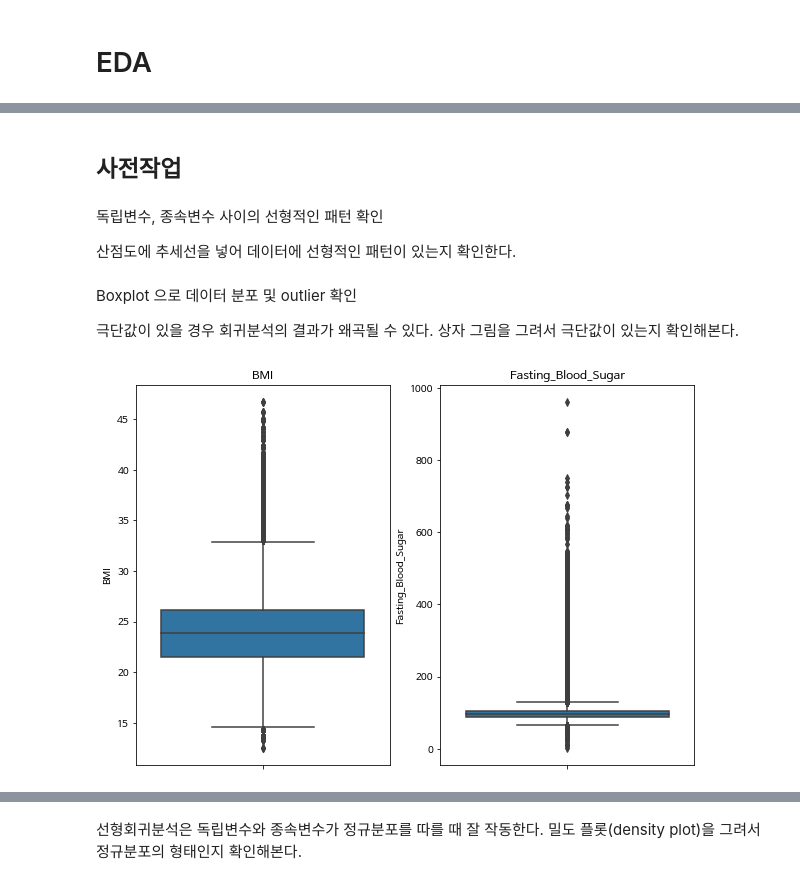
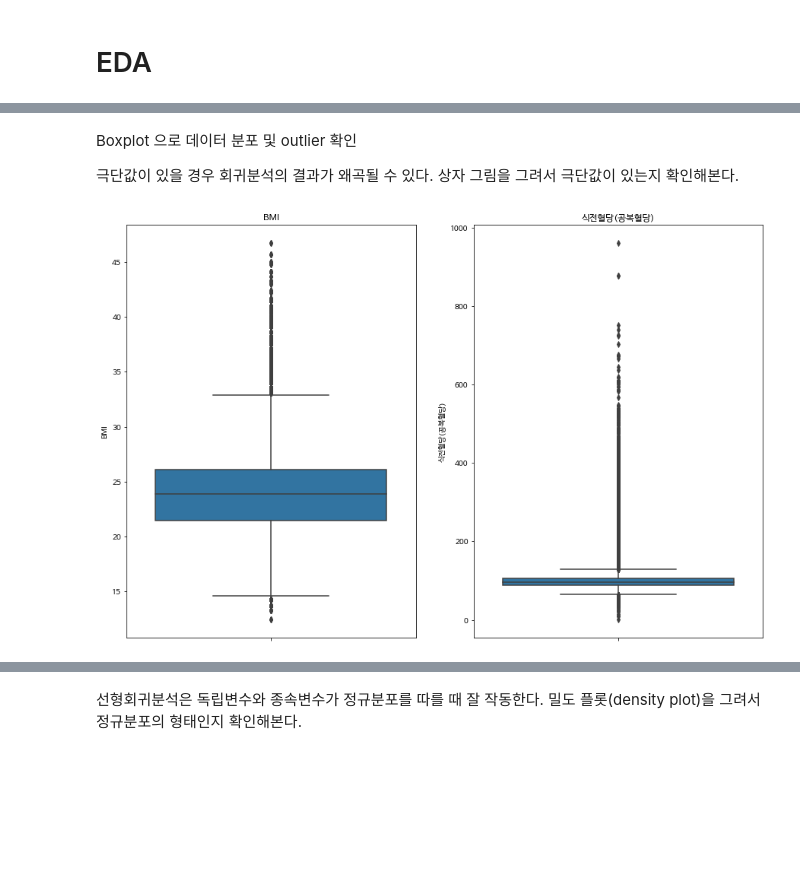
Before and after one commit to serener91/Diabetes_Regression_Analysis, a Jupyter notebook: Diabetes_Reg_Anal.ipynb, the cells around one changed output, grey strips where cells are left out. Saved outputs shown, nothing was run; the diff lists cells and outputs as text; code cells hidden in the pictures; blank space fills up the shorter version.

```diff
--- a/Diabetes_Reg_Anal.ipynb
+++ b/Diabetes_Reg_Anal.ipynb
@@ -30,7 +44,7 @@ plt.rc('font', family='NanumBarunGothic')
 # Load the dataset
   * skipped a single data due to an error
 # %%
-dataset = pd.read_csv('/content/drive/MyDrive/Data Science/physicals/SCR_2019_1백만20210119수정.csv',
+dataset = pd.read_csv('/content/drive/MyDrive/Data Science/Data_Analysis/Regression_Analysis/SCR_2019_1백만20210119수정.csv',
                       encoding='cp949',
                       error_bad_lines=False)
 dataset
@@ -124,7 +134,6 @@ diabetes['시도코드'].replace(to_replace=['11', '26', '27', '28', '29', '30',
 # %%
-diabetes['성별코드'].replace(to_replace=[1,2],
-                         value=['Male', 'Female'],
-                         inplace=True)
+diabetes['성별코드'] = diabetes['성별코드'].replace(to_replace=[1,2],
+                         value=['Male', 'Female'])
 # %%
 diabetes['요단백'].value_counts()
 # %% [output]
@@ -166,7 +175,7 @@ array([13,  5, 12, 10,  8,  6, 14, 11, 16,  9,  7, 18, 15, 17])
 
 17~ over80s
 # %%
-diabetes['Age group'] = pd.cut(diabetes['연령대 코드(5세단위)'],
+diabetes['Age_group'] = pd.cut(diabetes['연령대 코드(5세단위)'],
        bins=list(range(4, 20, 2)),
        labels= ['20s', '30s', '40s', '50s', '60s', '70s','over80s'])
 # %% [markdown]
@@ -194,5 +203,5 @@ def avg_eyesight(left, right):
 # %%
-diabetes['평균시력'] = avg_eyesight(diabetes['시력(좌)'].values, diabetes['시력(우)'].values)
+# diabetes['평균시력'] = avg_eyesight(diabetes['시력(좌)'].values, diabetes['시력(우)'].values)
 # %%
 def blood_pressure(compressed, decompressed):
   bps = []
@@ -313,6 +284,0 @@ a = eda.rename(columns={'시도코드' : 'Region',
-# %% [markdown]
-## 사전작업
-# %% [markdown]
-독립변수, 종속변수 사이의 선형적인 패턴 확인
-
-산점도에 추세선을 넣어 데이터에 선형적인 패턴이 있는지 확인한다.
@@ -324,16 +287,16 @@ Boxplot 으로 데이터 분포 및 outlier 확인
 
 극단값이 있을 경우 회귀분석의 결과가 왜곡될 수 있다. 상자 그림을 그려서 극단값이 있는지 확인해본다.
 # %%
-fig, (ax1, ax2) = plt.subplots(1, 2, figsize=(10,7))
+fig, (ax1, ax2) = plt.subplots(1, 2, figsize=(15,10))
 
 # BMI의 상자 그림을 첫번째(ax1)로 그린다. 방향은 수직(orient='v')
-sns.boxplot(y= 'BMI', data=a, ax=ax1, orient='v')
+sns.boxplot(y= 'BMI', data=eda, ax=ax1, orient='v')
 ax1.set_title('BMI')
 
 # Fasting_Blood_Sugar의 상자 그림을 두번째(ax2)로 그린다.
-sns.boxplot(y= 'Fasting_Blood_Sugar', data=a, ax=ax2, orient='v')
-ax2.set_title('Fasting_Blood_Sugar')
+sns.boxplot(y= '식전혈당(공복혈당)', data=eda, ax=ax2, orient='v')
+ax2.set_title('식전혈당(공복혈당)')
 
 plt.show()
 # %% [output]
-[figure, old version]
+[figure, new version]
```
Also changed, not shown: parts of 127 cells of this notebook, 1 other file.
